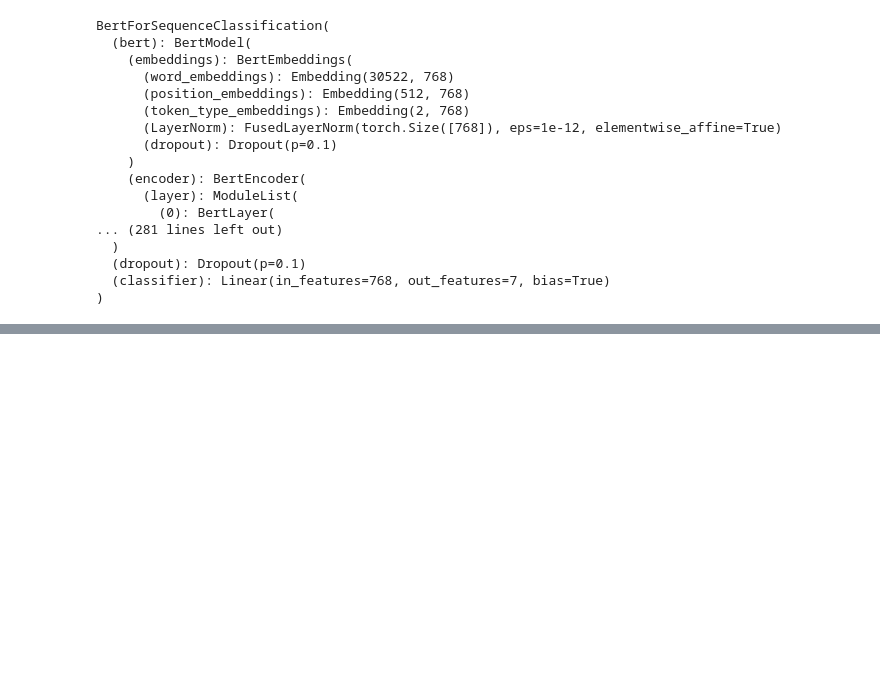
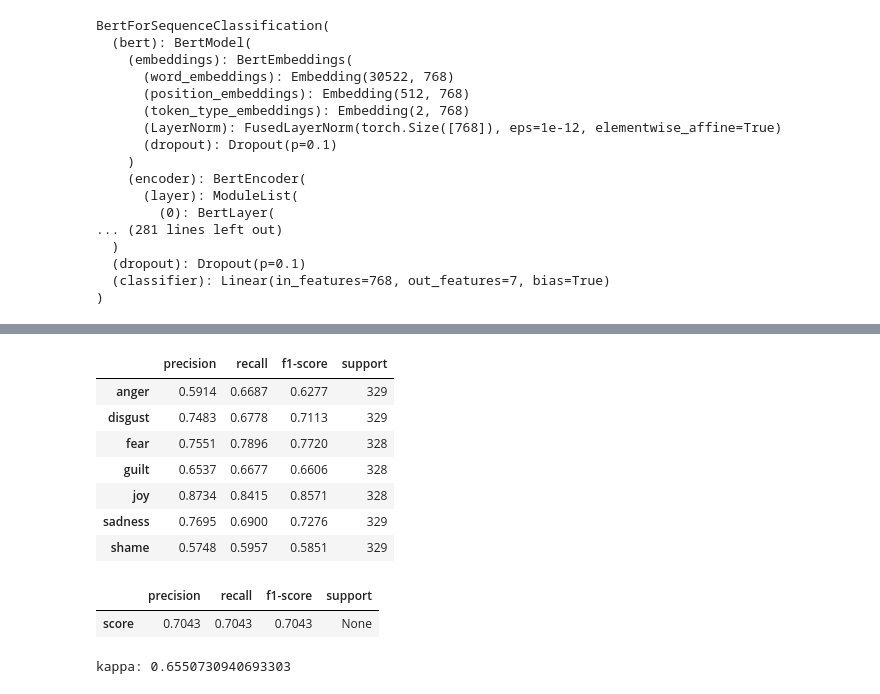
Before and after one commit to nakamura41/emotion_detection_notebooks, a Jupyter notebook: ISEAR_Emotion_Analysis_BERT_PyTorch.ipynb, the cells around one changed output, grey strips where cells are left out. Saved outputs shown, nothing was run; the diff lists cells and outputs as text; code cells hidden in the pictures; blank space fills up the shorter version.

```diff
--- a/ISEAR_Emotion_Analysis_BERT_PyTorch.ipynb
+++ b/ISEAR_Emotion_Analysis_BERT_PyTorch.ipynb
@@ -797,0 +882,39 @@ HBox(children=(IntProgress(value=0, description='Evaluating', max=288, style=Pro
+# %%
+precision, recall, fscore, support = precision_recall_fscore_support(test_actual_label_ids, test_pred_label_ids)
+score_dict = {
+  "precision": precision.round(4),
+  "recall": recall.round(4),
+  "f1-score": fscore.round(4),
+  "support": support.round(4)
+}
+score_df = pd.DataFrame(score_dict, index=dataset.get_labels())
+score_df
+# %% [output]
+|  | precision | recall | f1-score | support |
+| anger | 0.5914 | 0.6687 | 0.6277 | 329 |
+| disgust | 0.7483 | 0.6778 | 0.7113 | 329 |
+| fear | 0.7551 | 0.7896 | 0.7720 | 328 |
+| guilt | 0.6537 | 0.6677 | 0.6606 | 328 |
+| joy | 0.8734 | 0.8415 | 0.8571 | 328 |
+| sadness | 0.7695 | 0.6900 | 0.7276 | 329 |
+| shame | 0.5748 | 0.5957 | 0.5851 | 329 |
+# %%
+precision, recall, fscore, support = precision_recall_fscore_support(test_actual_label_ids, test_pred_label_ids, average="micro")
+score_dict = {
+  "precision": precision.round(4),
+  "recall": recall.round(4),
+  "f1-score": fscore.round(4),
+  "support": support
+}
+score_df = pd.DataFrame(score_dict, index=["score"])
+score_df
+# %% [output]
+|  | precision | recall | f1-score | support |
+| score | 0.7043 | 0.7043 | 0.7043 | None |
+# %%
+from sklearn.metrics import cohen_kappa_score
+
+kappa_score = cohen_kappa_score(test_actual_label_ids, test_pred_label_ids)
+print("kappa:", kappa_score)
+# %% [output]
+kappa: 0.6550730940693303
```
Also changed, not shown: parts of 16 cells of this notebook.
